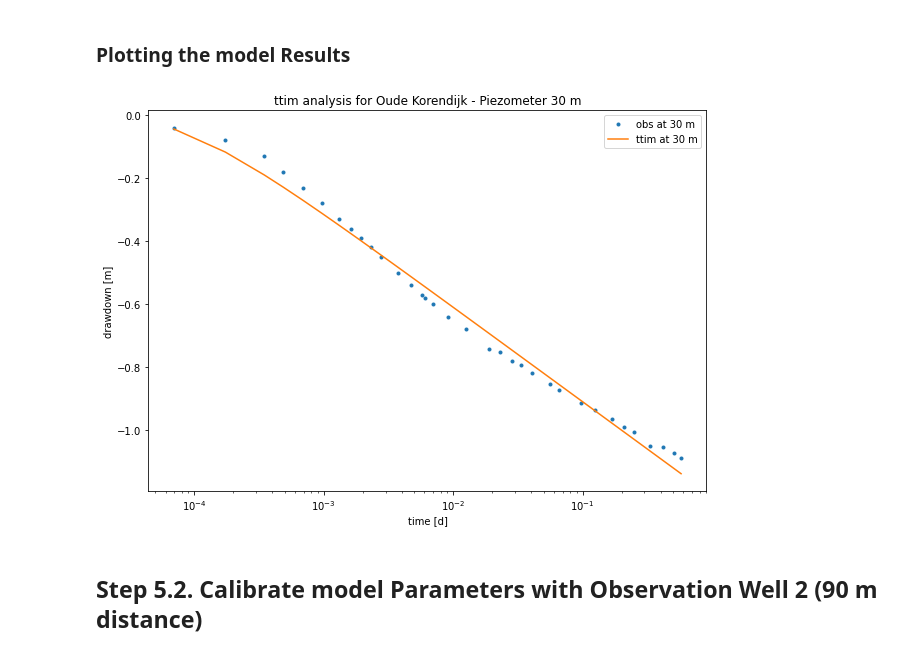
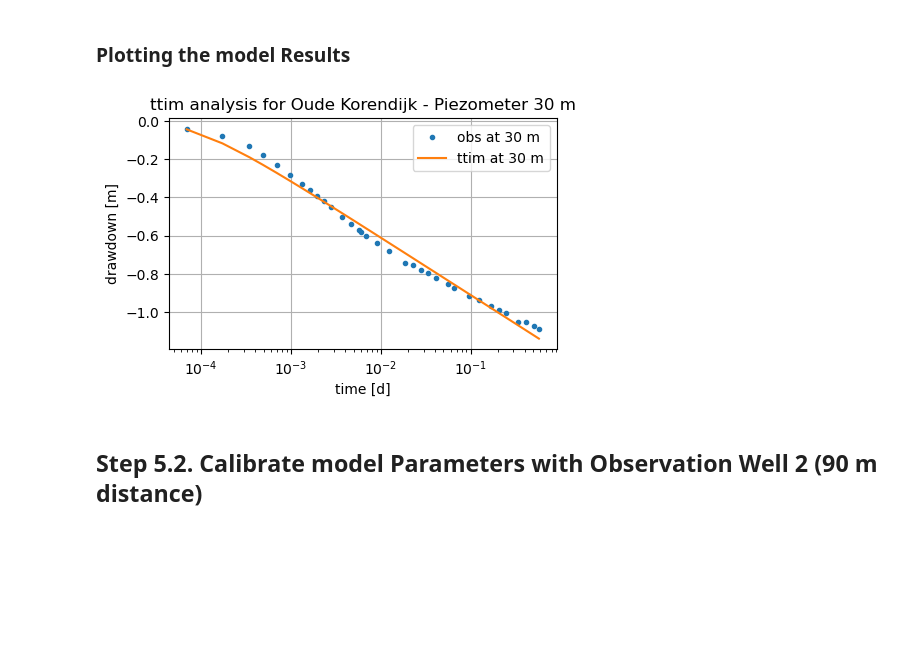
Before and after one commit to mbakker7/ttim, a Jupyter notebook: pumpingtests/confined1_oude_korendijk.ipynb, the cells around one changed output. Saved outputs shown, nothing was run; the diff lists cells and outputs as text; code cells hidden in the pictures; blank space fills up the shorter version.

```diff
--- a/pumpingtests/confined1_oude_korendijk.ipynb
+++ b/pumpingtests/confined1_oude_korendijk.ipynb
@@ -74,8 +74,9 @@ ax.set_ylim([-25,3]);
 # %%
 import numpy as np
 import matplotlib.pyplot as plt
-from ttim import *
+plt.rcParams['figure.figsize'] = (5, 3) # default figure size
 import pandas as pd
+import ttim as ttm
 # %% [markdown]
 ## Step 2: Setting basic parameters for the model
 # %%
@@ -135,8 +136,8 @@ $$\pi r_c^2 \frac{dh_w}{dt} = \sum_nQ_n-Q_w $$
 where: $Q_n$ and $Q_w$ are the inflows and outflows in the well, $h_w$ is the head inside the well and $r_c$ is the radius of the caisson.
 # %%
 #unkonwn parameters: kaq, Saq
-ml = ModelMaq(kaq=60, z=[zt, zb], Saq=1e-4, tmin=1e-5, tmax=1)
-w = Well(ml, xw=0, yw=0, rw=0.2, tsandQ=[(0, Q)], layers=0)
+ml = ttm.ModelMaq(kaq=60, z=[zt, zb], Saq=1e-4, tmin=1e-5, tmax=1)
+w = ttm.Well(ml, xw=0, yw=0, rw=0.2, tsandQ=[(0, Q)], layers=0)
 
 # Here we are setting everything in meters for length and days for time
 # %% [markdown]
@@ -261,15 +265,15 @@ hm1.shape #Demonstration of the output shape
 ### Plotting the model Results
 # %%
 #matplotlib plot for calibration,
-plt.figure(figsize=(10, 7))
 plt.semilogx(t1, h1, '.', label='obs at 30 m') #Plotting the observed drawdown
 plt.semilogx(t1, hm1[0], label='ttim at 30 m') #Simulated drawdown
 plt.xlabel('time [d]')
 plt.ylabel('drawdown [m]')
 plt.title('ttim analysis for Oude Korendijk - Piezometer 30 m')
-plt.legend();
+plt.legend()
+plt.grid()
 # %% [output]
-[figure, old version]
+[figure, new version]
 # %% [markdown]
 ## Step 5.2. Calibrate model Parameters with Observation Well 2 (90 m distance)
 # %% [markdown]
```
Also changed, not shown: parts of 21 cells of this notebook.
